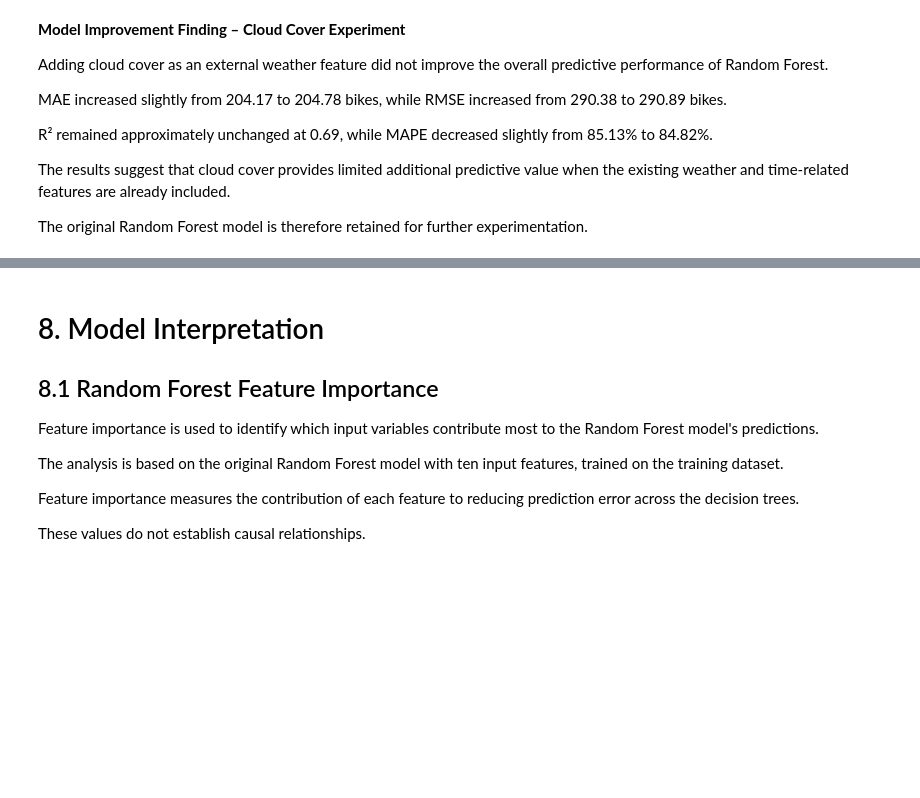
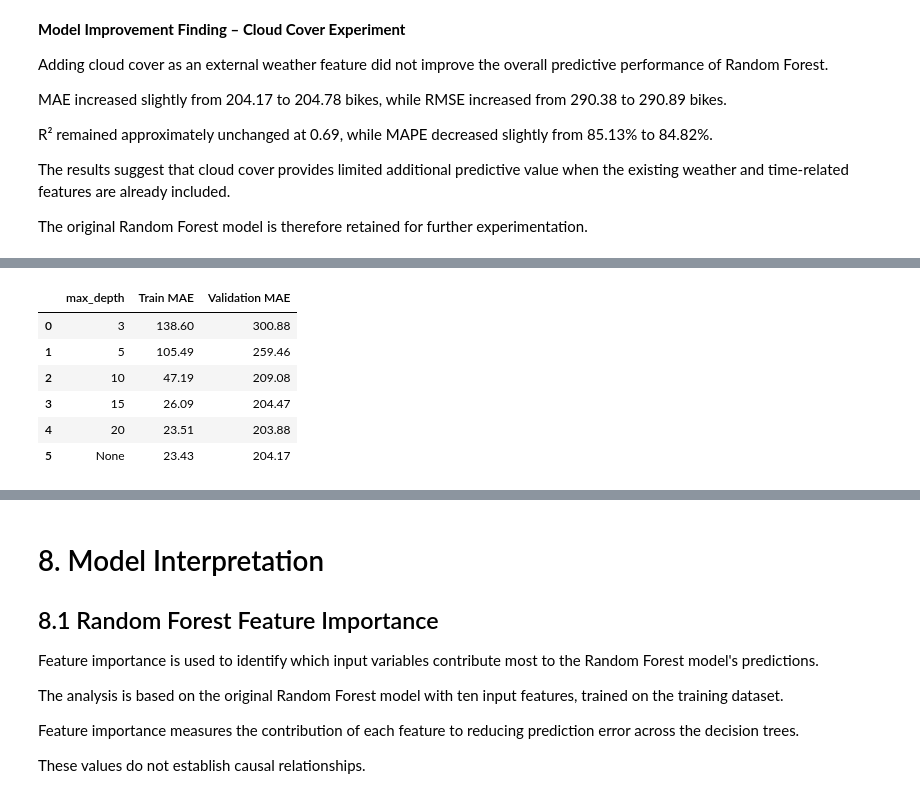
Before and after one commit to ChandaNovent/BikeFlow, a Jupyter notebook: 01_bikeflow_analysis.ipynb, the cells around one changed output, grey strips where cells are left out. Drawn from its saved outputs; the diff is of its cells as text; code cells hidden in the pictures; blank space fills up the shorter version.

Commit message:
Add Randoe Forest hyperparameter tuning and overfitting analysis

```diff
--- a/01_bikeflow_analysis.ipynb
+++ b/01_bikeflow_analysis.ipynb
@@ -1588,0 +1765,50 @@ for further experimentation.
+# %%
+
+# Compare training and validation errors for different tree depths
+overfitting_results = []
+
+# Test each maximum tree depth
+for depth in depth_values:
+
+    # Create a new Random Forest pipeline
+    depth_model = Pipeline(steps=[
+        ("preprocessor", clone(preprocessor)),
+        ("model", RandomForestRegressor(
+            n_estimators=100,
+            max_depth=depth,
+            random_state=42,
+            n_jobs=-1
+        ))
+    ])
+
+    # Calculate both training and validation MAE
+    scores = cross_validate(
+        depth_model,
+        X_train,
+        y_train,
+        cv=tscv,
+        scoring="neg_mean_absolute_error",
+        return_train_score=True,
+        n_jobs=1
+    )
+
+    # Store the average errors across the five folds
+    overfitting_results.append({
+        "max_depth": str(depth),
+        "Train MAE": -scores["train_score"].mean(),
+        "Validation MAE": -scores["test_score"].mean()
+    })
+
+# Create a DataFrame with the results
+overfitting_df = pd.DataFrame(overfitting_results)
+
+# Display the results
+display(overfitting_df.round(2))
+# %% [output]
+|  | max_depth | Train MAE | Validation MAE |
+| 0 | 3 | 138.60 | 300.88 |
+| 1 | 5 | 105.49 | 259.46 |
+| 2 | 10 | 47.19 | 209.08 |
+| 3 | 15 | 26.09 | 204.47 |
+| 4 | 20 | 23.51 | 203.88 |
+| 5 | None | 23.43 | 204.17 |
```
Also changed, not shown: parts of 10 cells of this notebook.
